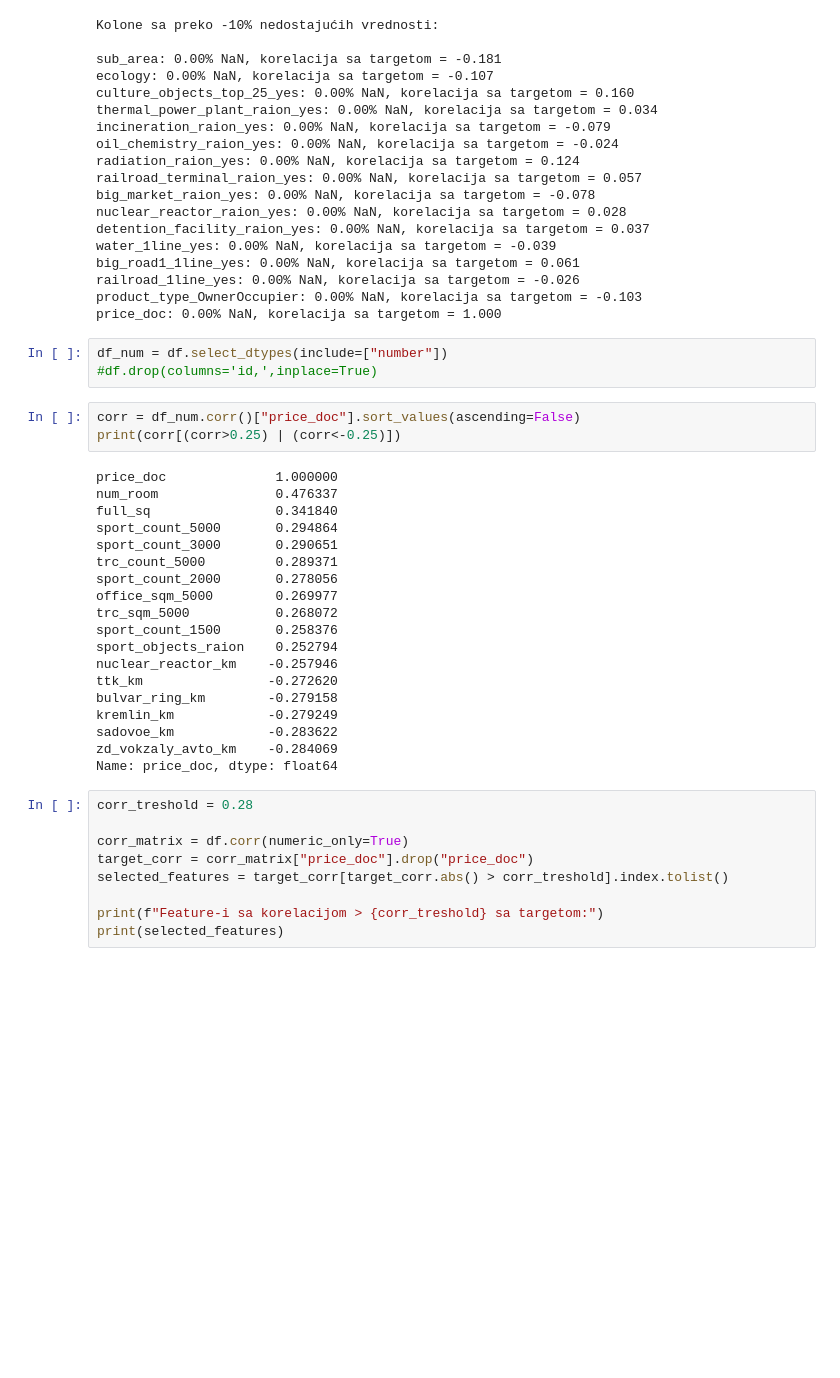
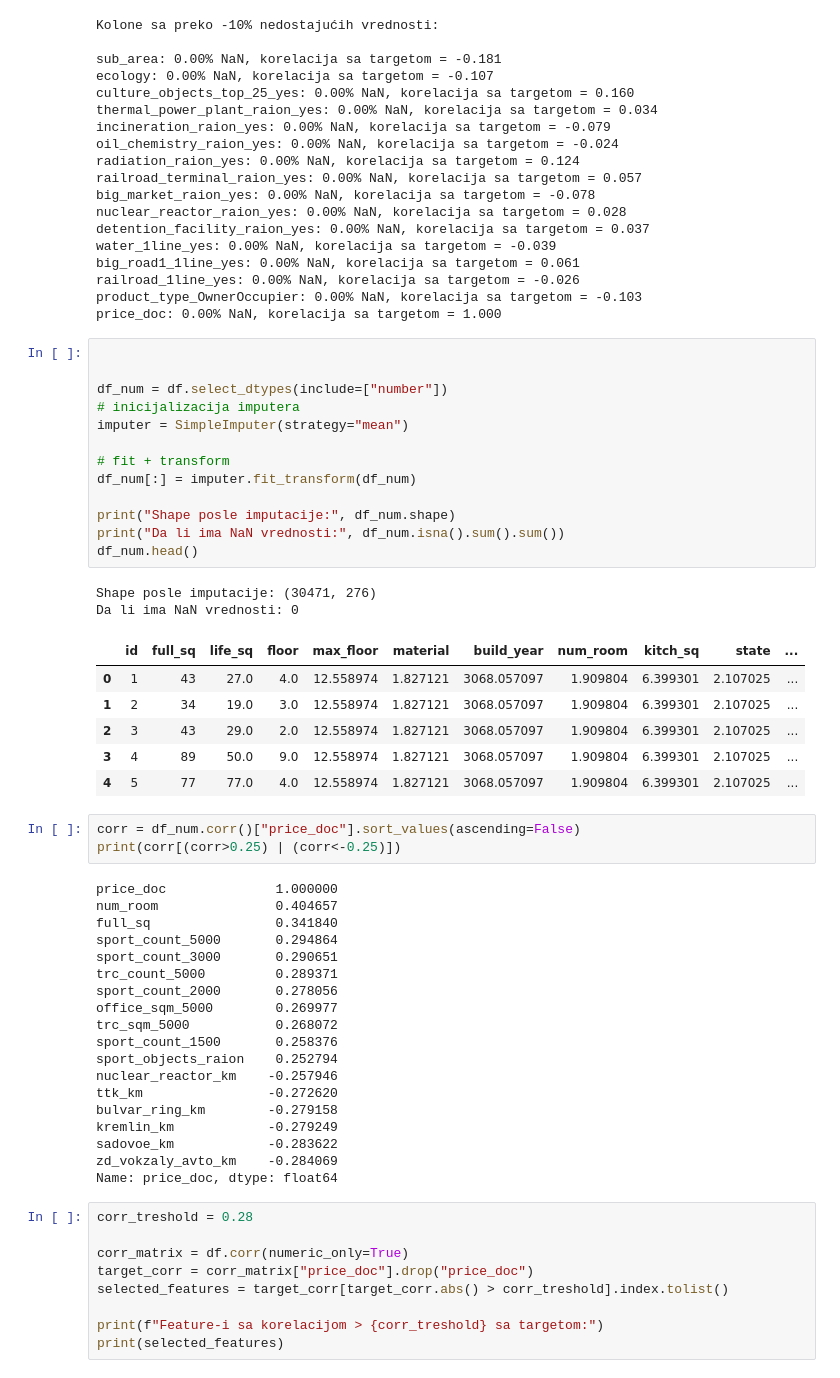
Before and after one commit to aleksaljujic/Sberbank-House-Pricing, a Jupyter notebook: Sberbank.ipynb, the cells around one changed output. Cells and saved outputs as stored; diff of their text form; blank space fills up the shorter version.

```diff
--- a/Sberbank.ipynb
+++ b/Sberbank.ipynb
@@ -393,14 +399,33 @@ railroad_1line_yes: 0.00% NaN, korelacija sa targetom = -0.026
 product_type_OwnerOccupier: 0.00% NaN, korelacija sa targetom = -0.103
 price_doc: 0.00% NaN, korelacija sa targetom = 1.000
 # %%
+
+
 df_num = df.select_dtypes(include=["number"])
-#df.drop(columns='id,',inplace=True)
+# inicijalizacija imputera
+imputer = SimpleImputer(strategy="mean")
+
+# fit + transform
+df_num[:] = imputer.fit_transform(df_num)
+
+print("Shape posle imputacije:", df_num.shape)
+print("Da li ima NaN vrednosti:", df_num.isna().sum().sum())
+df_num.head()
+# %% [output]
+Shape posle imputacije: (30471, 276)
+Da li ima NaN vrednosti: 0
+|  | id | full_sq | life_sq | floor | max_floor | material | build_year | num_room | kitch_sq | state | ... |
+| 0 | 1 | 43 | 27.0 | 4.0 | 12.558974 | 1.827121 | 3068.057097 | 1.909804 | 6.399301 | 2.107025 | ... |
+| 1 | 2 | 34 | 19.0 | 3.0 | 12.558974 | 1.827121 | 3068.057097 | 1.909804 | 6.399301 | 2.107025 | ... |
+| 2 | 3 | 43 | 29.0 | 2.0 | 12.558974 | 1.827121 | 3068.057097 | 1.909804 | 6.399301 | 2.107025 | ... |
+| 3 | 4 | 89 | 50.0 | 9.0 | 12.558974 | 1.827121 | 3068.057097 | 1.909804 | 6.399301 | 2.107025 | ... |
+| 4 | 5 | 77 | 77.0 | 4.0 | 12.558974 | 1.827121 | 3068.057097 | 1.909804 | 6.399301 | 2.107025 | ... |
 # %%
 corr = df_num.corr()["price_doc"].sort_values(ascending=False)
 print(corr[(corr>0.25) | (corr<-0.25)])
 # %% [output]
 price_doc              1.000000
-num_room               0.476337
+num_room               0.404657
 full_sq                0.341840
 sport_count_5000       0.294864
 sport_count_3000       0.290651
```
Also changed, not shown: parts of 11 cells of this notebook.
